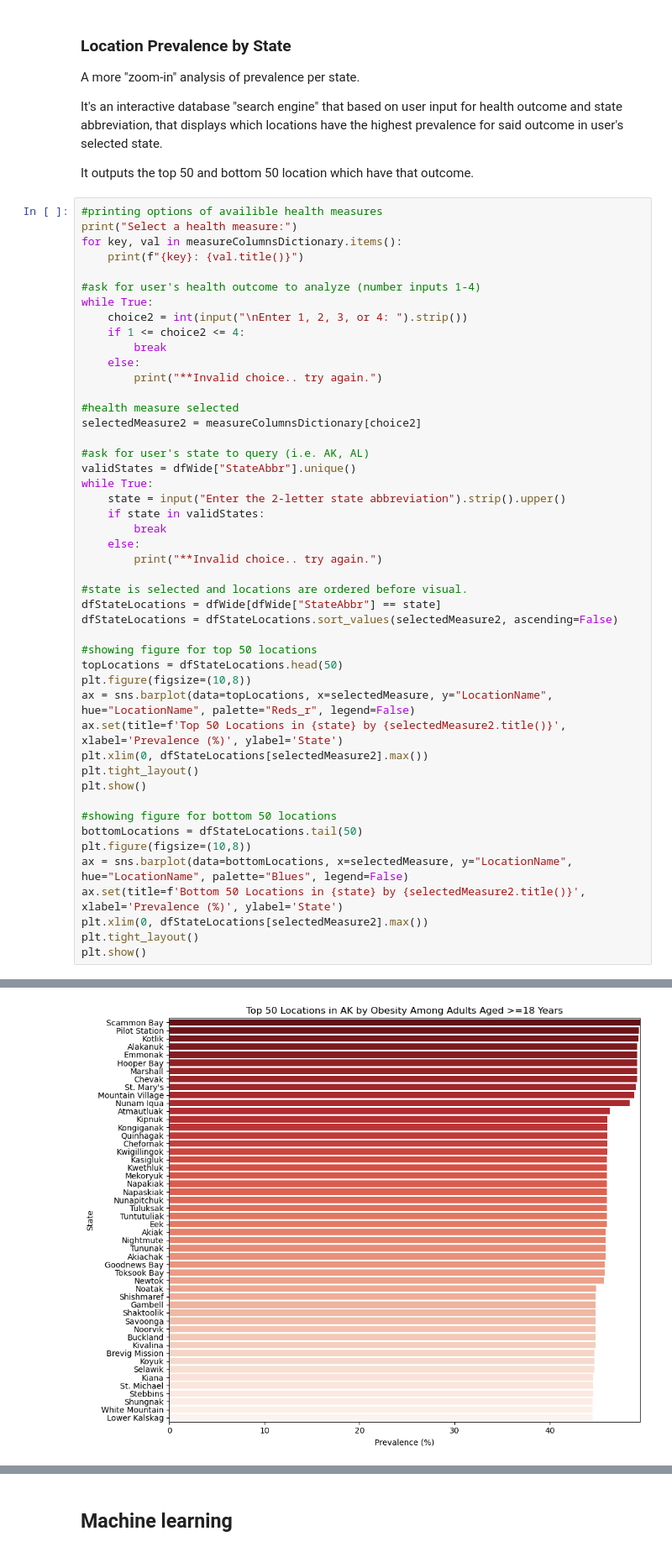
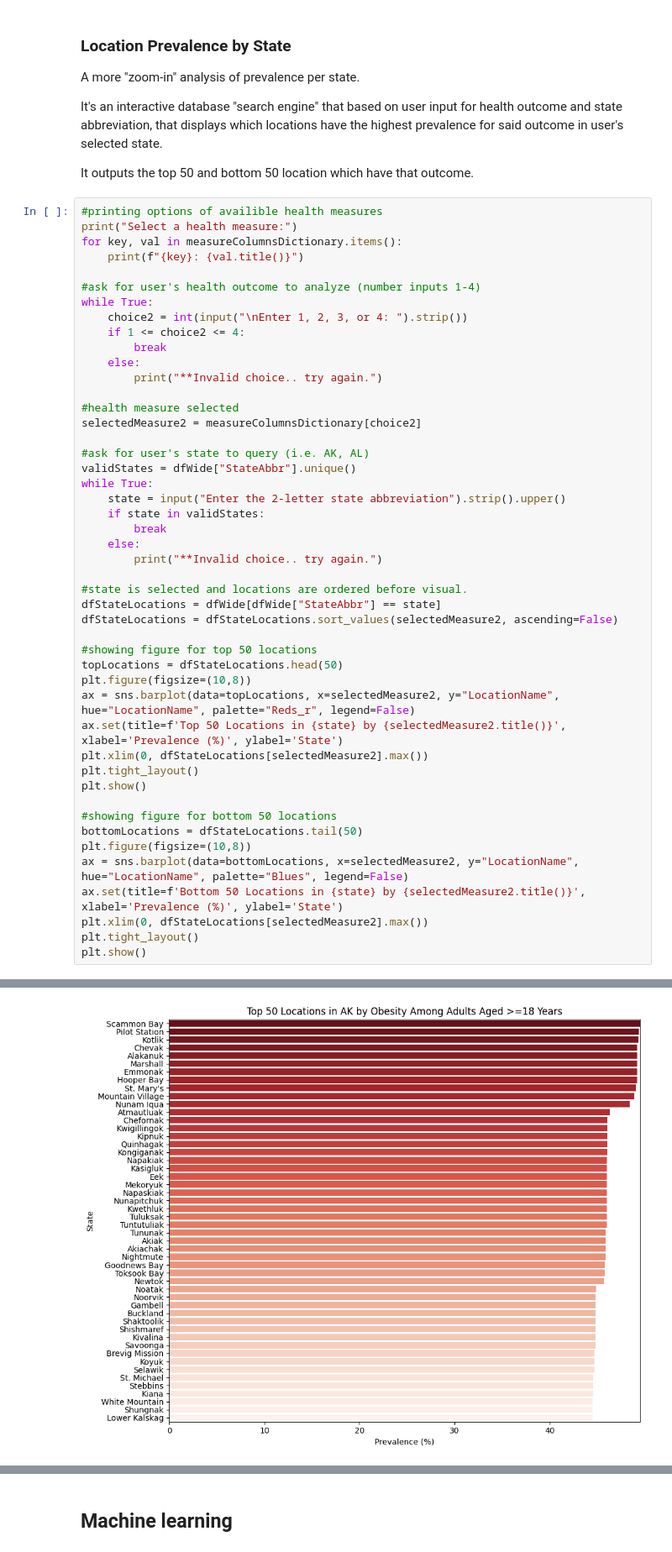
Before and after one commit to jjohn314/exploring-health-outcomes, a Jupyter notebook: prog_report.ipynb, the cells around one changed output, grey strips where cells are left out. Shown at 84% size. Cells and saved outputs as stored; diff of their text form.

```diff
--- a/prog_report.ipynb
+++ b/prog_report.ipynb
@@ -285,7 +305,7 @@ dfStateLocations = dfStateLocations.sort_values(selectedMeasure2, ascending=Fals
 #showing figure for top 50 locations
 topLocations = dfStateLocations.head(50)
 plt.figure(figsize=(10,8))
-ax = sns.barplot(data=topLocations, x=selectedMeasure, y="LocationName", hue="LocationName", palette="Reds_r", legend=False)
+ax = sns.barplot(data=topLocations, x=selectedMeasure2, y="LocationName", hue="LocationName", palette="Reds_r", legend=False)
 ax.set(title=f'Top 50 Locations in {state} by {selectedMeasure2.title()}', xlabel='Prevalence (%)', ylabel='State')
 plt.xlim(0, dfStateLocations[selectedMeasure2].max())
 plt.tight_layout()
@@ -294,7 +314,7 @@ plt.show()
 #showing figure for bottom 50 locations
 bottomLocations = dfStateLocations.tail(50)
 plt.figure(figsize=(10,8))
-ax = sns.barplot(data=bottomLocations, x=selectedMeasure, y="LocationName", hue="LocationName", palette="Blues", legend=False)
+ax = sns.barplot(data=bottomLocations, x=selectedMeasure2, y="LocationName", hue="LocationName", palette="Blues", legend=False)
 ax.set(title=f'Bottom 50 Locations in {state} by {selectedMeasure2.title()}', xlabel='Prevalence (%)', ylabel='State')
 plt.xlim(0, dfStateLocations[selectedMeasure2].max())
 plt.tight_layout()
@@ -311 +328 @@ Enter the 2-letter state abbreviation AK
-[figure, old version]
+[figure, new version]
```
Also changed, not shown: parts of 8 cells of this notebook, 1 other file.
